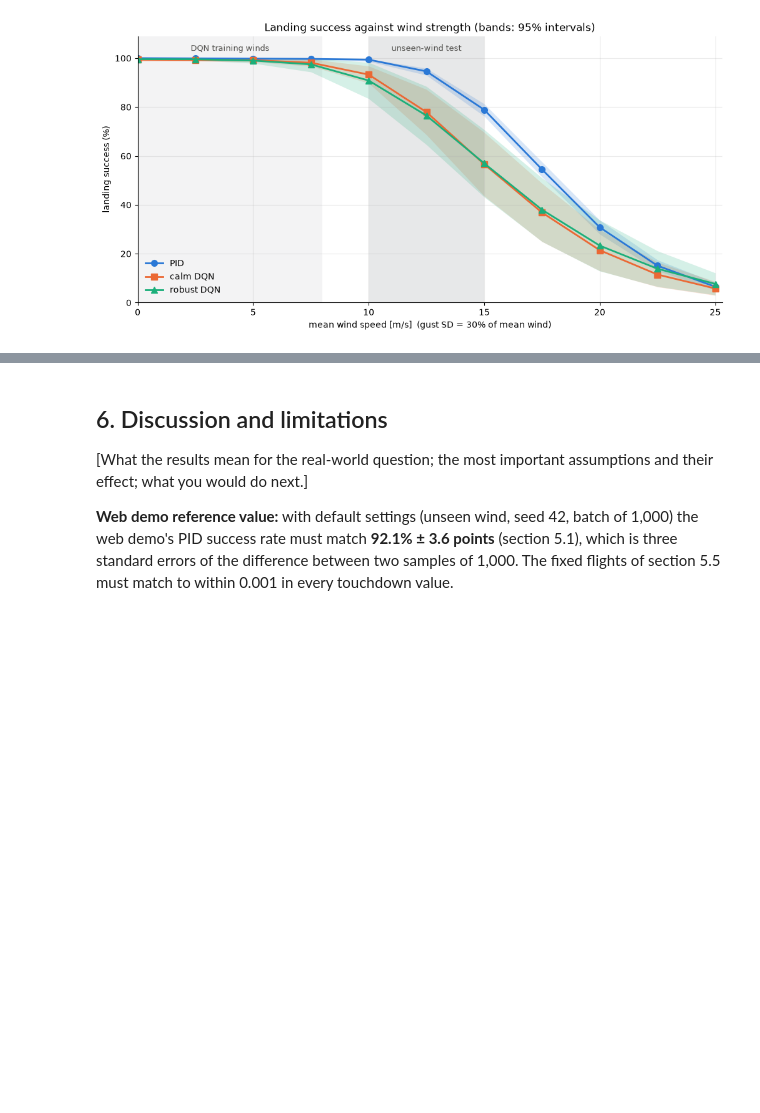
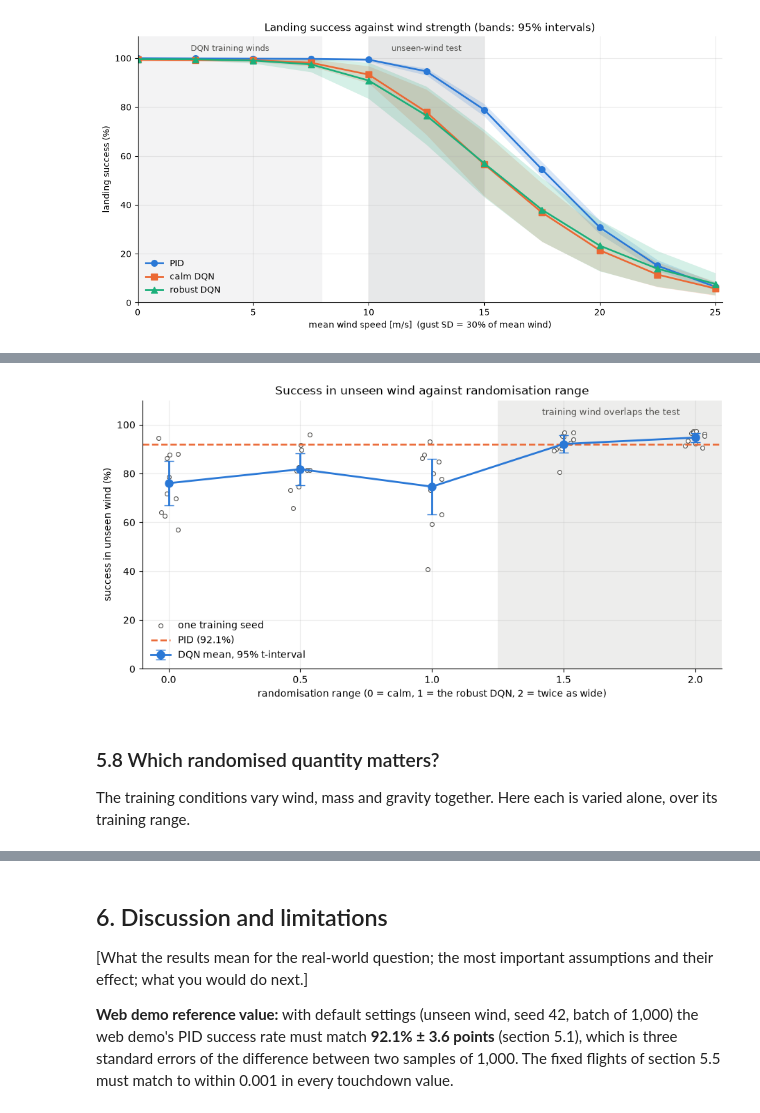
Before and after one commit to nipunmeegoda/rl-rocket-simulator, a Jupyter notebook: notebook/rl-rocket-simulator.ipynb, the cells around one changed output, grey strips where cells are left out. Saved outputs shown, nothing was run; the diff lists cells and outputs as text; code cells hidden in the pictures; blank space fills up the shorter version.

Commit message:
Add randomisation-range study and single-factor comparison
Co-Authored-By: Claude Opus 5.5 <noreply@anthropic.com>

```diff
--- a/notebook/rl-rocket-simulator.ipynb
+++ b/notebook/rl-rocket-simulator.ipynb
@@ -120,6 +120,12 @@ DR_TRAIN = Scenario("domain randomisation", (0.0, 8.0), (0.0, 2.0),      # train
                     (900.0, 1100.0), (9.78, 9.83))   # g: range over the Earth's surface
 UNSEEN = Scenario("unseen wind", (10.0, 15.0), (3.0, 5.0))               # main test: nominal m0 and g
 
+def randomised(scale):
+    """DR_TRAIN with every range widened or narrowed about its nominal value; 0 is calm, 1 is DR_TRAIN."""
+    return Scenario(f"range {scale:g}", (0.0, 8.0 * scale), (0.0, 2.0 * scale),
+                    (1000.0 - 100.0 * scale, 1000.0 + 100.0 * scale), (9.81 - 0.03 * scale, 9.81 + 0.02 * scale))
+
+RANGE_SCALES = (0.5, 1.5, 2.0)      # extra agents for the randomisation-range study
 N_TEST = 1000           # test episodes per controller
 TEST_SEED = 2026        # same episodes for all three controllers
 TRAIN_SEEDS = tuple(range(10))  # independent DQN training runs
@@ -952,0 +1007,22 @@ plt.show()
+# %%
+fig, ax = plt.subplots(figsize=(9, 4.6), layout="constrained")
+jit = np.random.default_rng(1).uniform(-0.04, 0.04, N_SEEDS)
+m = r.mean(1); h = T_CRIT * r.std(1, ddof=1) / np.sqrt(N_SEEDS)
+ax.axvspan(1.25, 2.1, color=INK, alpha=0.10, lw=0)
+ax.text(1.68, 104, "training wind overlaps the test", ha="center", color=INK, fontsize=9)
+for i, x in enumerate(SCALES):
+    ax.scatter(x + jit, r[i], s=18, color="white", edgecolor=INK, lw=0.8, zorder=2, label="one training seed" if i == 0 else None)
+ax.errorbar(SCALES, m, [m - np.maximum(m - h, 0), np.minimum(m + h, 100) - m], fmt="o-", color=BLUE, lw=2, ms=8, capsize=5, zorder=3,
+            label="DQN mean, 95% t-interval")
+pid_rate = 100 * results["PID"][UNSEEN.name][0] / N_TEST
+ax.axhline(pid_rate, color=ORANGE, ls="--", lw=1.8, label=f"PID ({pid_rate:.1f}%)")
+ax.set(xlabel="randomisation range (0 = calm, 1 = the robust DQN, 2 = twice as wide)", ylabel="success in unseen wind (%)",
+       xlim=(-0.1, 2.1), ylim=(0, 110), yticks=range(0, 101, 20), xticks=SCALES, title="Success in unseen wind against randomisation range")
+ax.grid(alpha=0.25); ax.spines[["top", "right"]].set_visible(False); ax.legend(frameon=False, loc="lower left")
+plt.show()
+# %% [output]
+[figure, added]
+# %% [markdown]
+### 5.8 Which randomised quantity matters?
+
+The training conditions vary wind, mass and gravity together. Here each is varied alone, over its training range.
```
Also changed, not shown: parts of 3 cells of this notebook, 4 other files.
